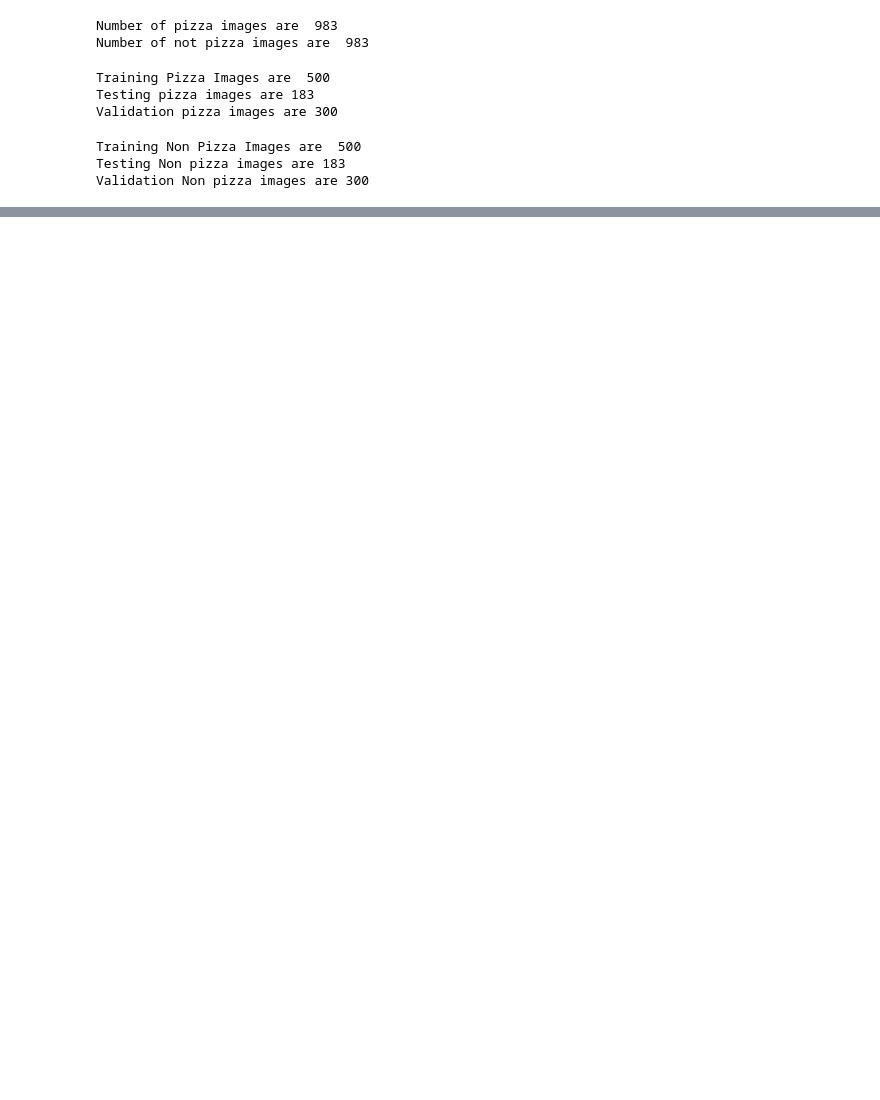
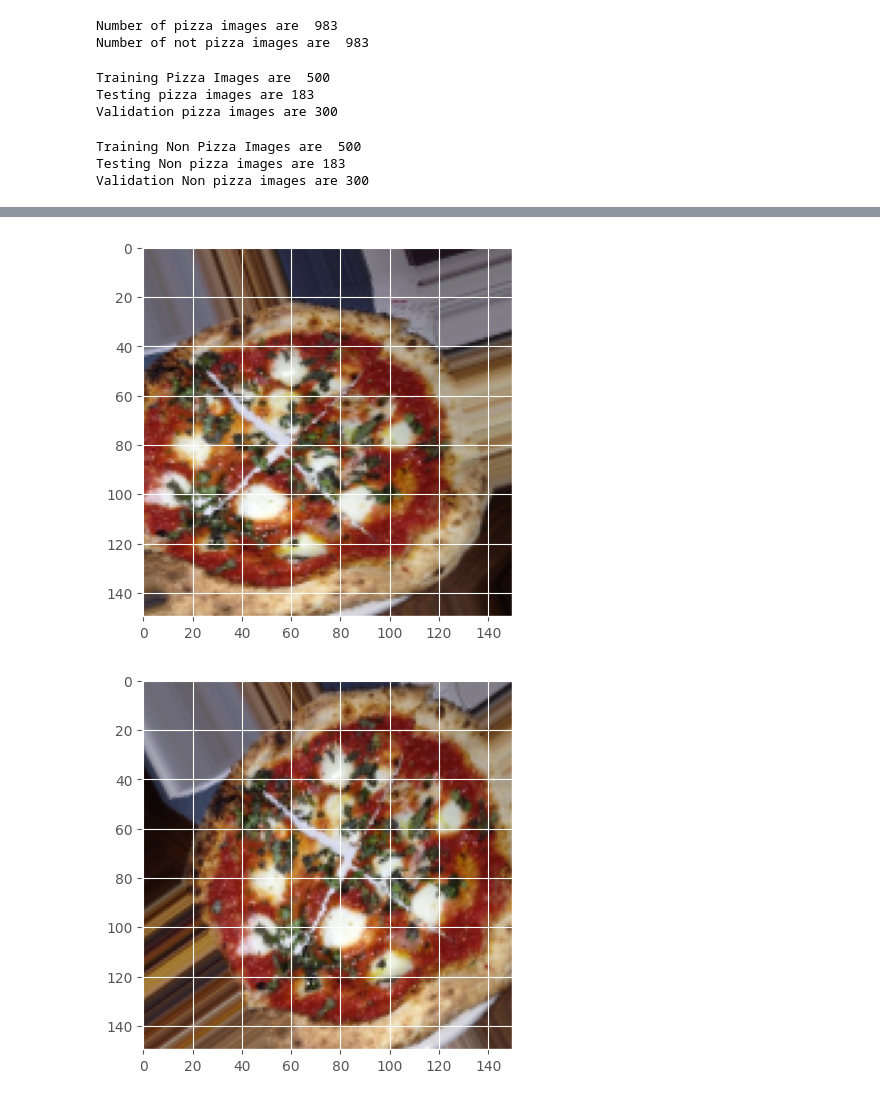
Before and after one commit to leonbora167/intelligent-system-explorations, a Jupyter notebook: Books/deep-learning-with-python/Conv.ipynb, the cells around one changed output, grey strips where cells are left out. Drawn from its saved outputs; the diff is of its cells as text; code cells hidden in the pictures; blank space fills up the shorter version.

```diff
--- a/Books/deep-learning-with-python/Conv.ipynb
+++ b/Books/deep-learning-with-python/Conv.ipynb
@@ -133,0 +288,38 @@ Validation Non pizza images are 300
+# %%
+#Can say any general case of underfitting or overfitting here, but lets see how
+# Data Augmentation changes the accuracy
+
+datagen = ImageDataGenerator(rescale=1./255,
+                             rotation_range = 40,
+                             width_shift_range = 0.2,
+                             height_shift_range = 0.2,
+                             shear_range = 0.2,
+                             zoom_range = 0.2,
+                             horizontal_flip = True,
+                             fill_mode = "nearest") #How to fill newly created pixels
+# %%
+from tensorflow.keras.preprocessing import image
+
+imgs = pizza_images_list[12:16]
+files = []
+for img in imgs:
+    path = os.path.join("pizza_not_pizza", "pizza", img)
+    files.append(path)
+
+img_path = files[1]
+img = image.load_img(img_path, target_size=(150, 150))
+x = image.img_to_array(img)
+x = x.reshape((1,)+x.shape)    # (1,) + (150,150,3) --> (1, 150, 150,3)
+
+# ImageDataGenerator.flow(x, y, batch_size=1) -> Generate batches of augmented data
+
+i = 0
+for batch in datagen.flow(x, batch_size=1):
+    plt.figure(i)
+    imgplot = plt.imshow(image.array_to_img(batch[0]))
+    i = i+1
+    if(i%3==0):
+        break
+# %% [output]
+[figure, added]
+[figure, added]
```
Also changed, not shown: parts of 24 cells of this notebook.
